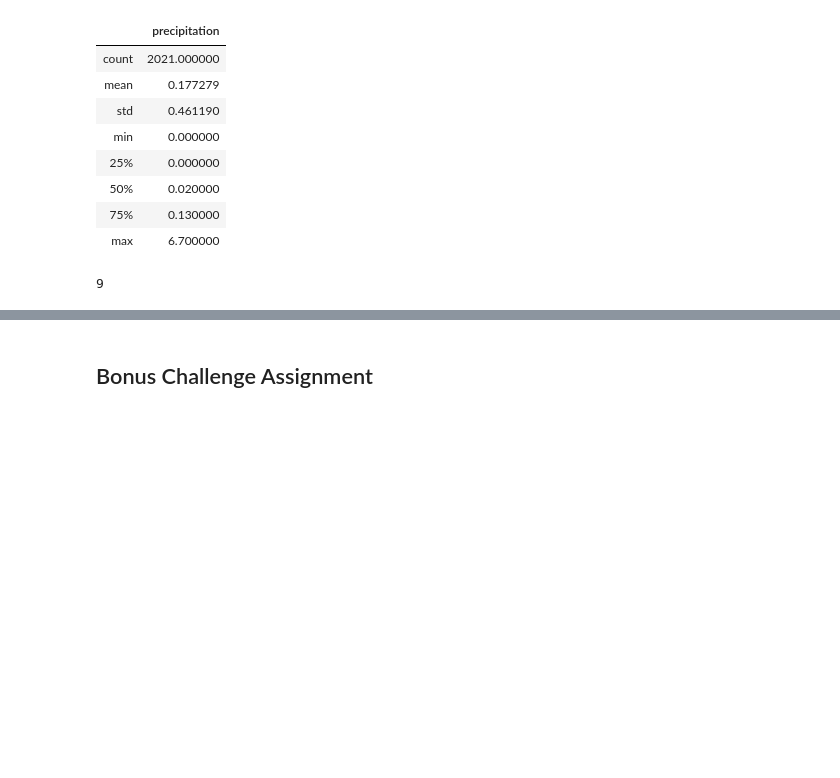
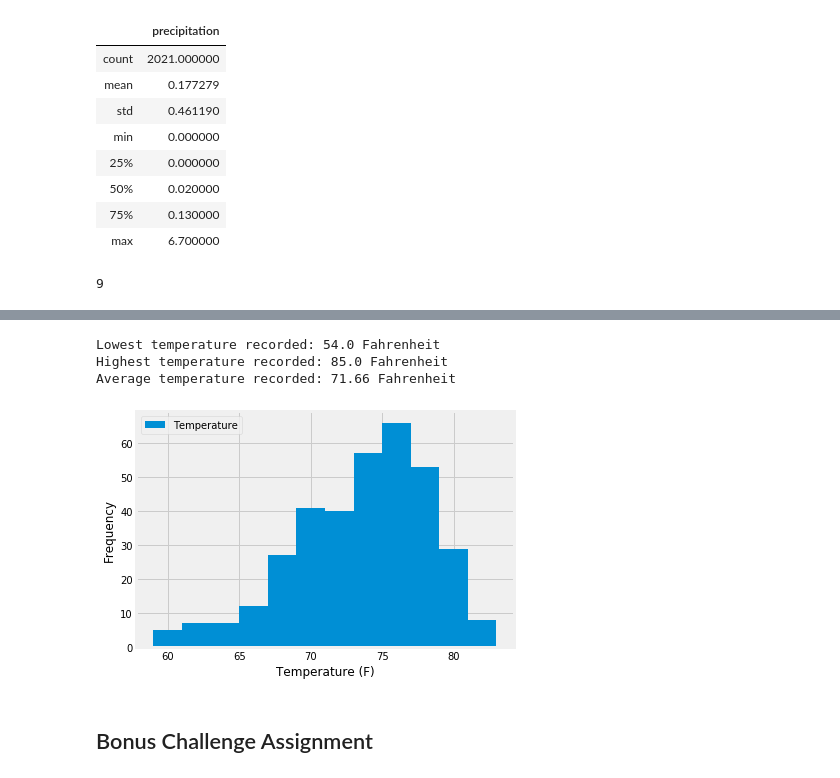
Before and after one commit to ashwinabraham34/sqlalchemy-challenge, a Jupyter notebook: climate_starter.ipynb, the cells around one changed output, grey strips where cells are left out. Drawn from its saved outputs; the diff is of its cells as text; code cells hidden in the pictures; blank space fills up the shorter version.

```diff
--- a/climate_starter.ipynb
+++ b/climate_starter.ipynb
@@ -137,9 +153,37 @@ stations_count
 # %%
 # Using the station id from the previous query, calculate the lowest temperature recorded,
 # highest temperature recorded, and average temperature of the most active station?
+summary_temps = session.query(func.min(measurement.tobs), func.max(measurement.tobs), func.avg(measurement.tobs)).\
+    filter(measurement.station == "USC00519281").all()
+print(f"Lowest temperature recorded: {summary_temps[0][0]} Fahrenheit")
+print(f"Highest temperature recorded: {summary_temps[0][1]} Fahrenheit")
+print(f"Average temperature recorded: {round(summary_temps[0][2], 2)} Fahrenheit")
+# %% [output]
+Lowest temperature recorded: 54.0 Fahrenheit
+Highest temperature recorded: 85.0 Fahrenheit
+Average temperature recorded: 71.66 Fahrenheit
 # %%
 # Choose the station with the highest number of temperature observations.
 # Query the last 12 months of temperature observation data for this station and plot the results as a histogram
+station_query = session.query(measurement.date, measurement.tobs).filter(measurement.station == "USC00519281").\
+    filter(func.strftime("%Y-%m-%d", measurement.date) >= dt.date(2016, 8, 23)).all()
+
+temp_df = pd.DataFrame(station_query, columns = ["Date", "Temperature"])
+temp_df.head()
+temp_df.set_index("Date", inplace = True)
+
+fig, ax = plt.subplots()
+temp_df.plot.hist(bins = 12, ax = ax)
+
+#set labels
+ax.set_xlabel("Temperature (F)")
+ax.set_ylabel('Frequency')
+
+#plot
+plt.tight_layout()
+plt.show()
+# %% [output]
+[figure, added]
 # %% [markdown]
 ## Bonus Challenge Assignment
 # %%
```
Also changed, not shown: parts of 1 cell of this notebook.
